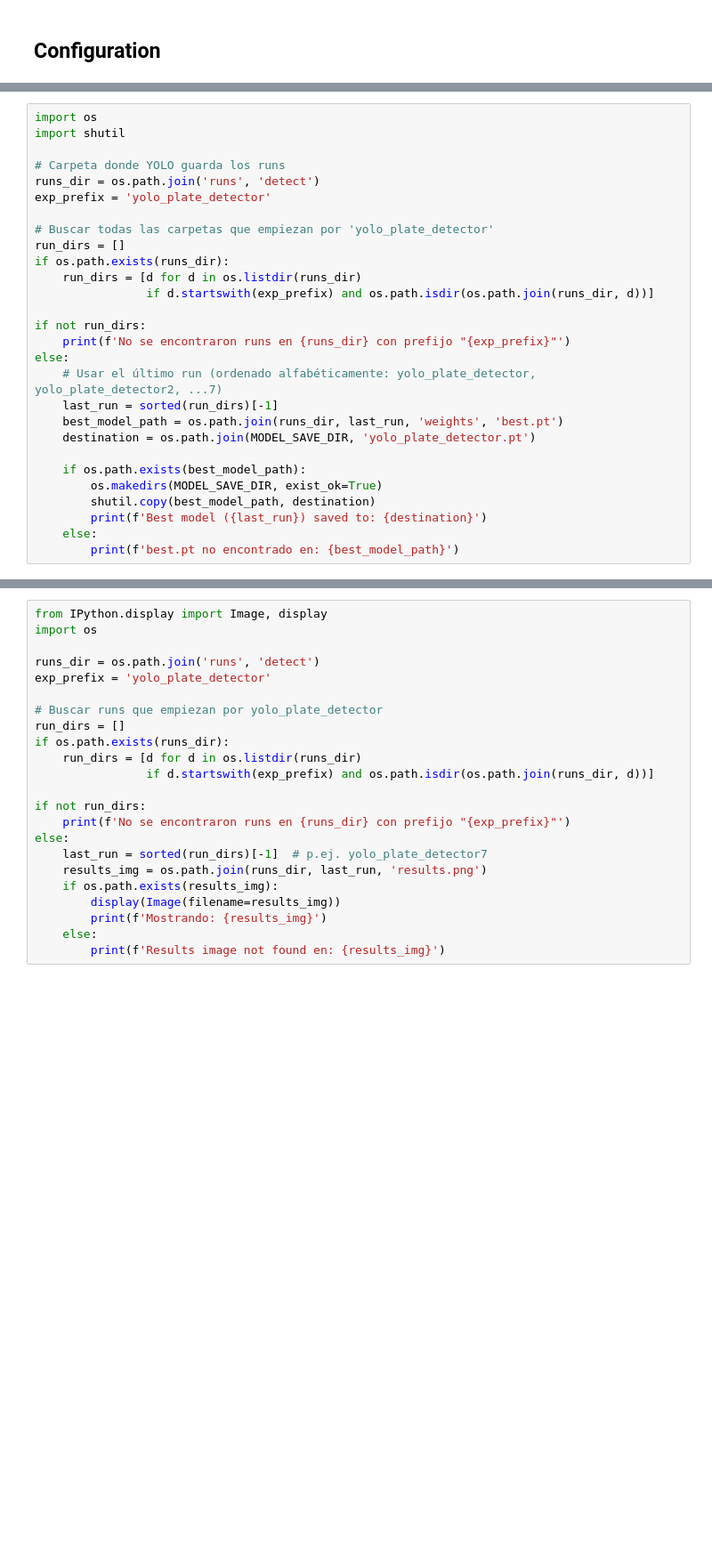
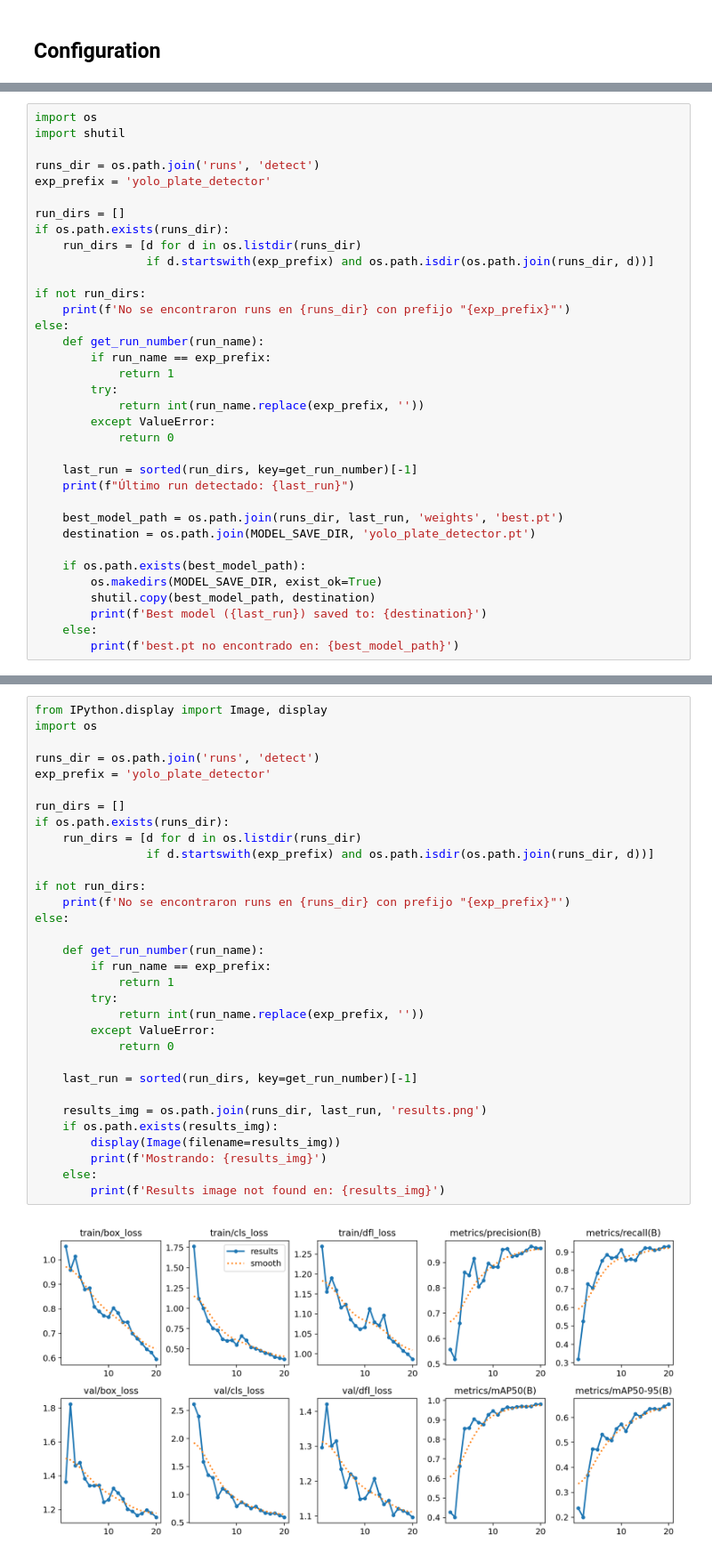
Before and after one commit to PacoAcun/Artificial_intelligence, a Jupyter notebook: ProyectoFinal/notebooks/03b_Train_YOLO_Detector.ipynb, the cells around one changed output, grey strips where cells are left out. Shown at 89% size. Drawn from its saved outputs; the diff is of its cells as text; blank space fills up the shorter version.

```diff
--- a/ProyectoFinal/notebooks/03b_Train_YOLO_Detector.ipynb
+++ b/ProyectoFinal/notebooks/03b_Train_YOLO_Detector.ipynb
@@ -153,11 +144,9 @@ Gráfica guardada en reports/images/yolo_metrics.png
 import os
 import shutil
 
-# Carpeta donde YOLO guarda los runs
 runs_dir = os.path.join('runs', 'detect')
 exp_prefix = 'yolo_plate_detector'
 
-# Buscar todas las carpetas que empiezan por 'yolo_plate_detector'
 run_dirs = []
 if os.path.exists(runs_dir):
     run_dirs = [d for d in os.listdir(runs_dir)
@@ -166,8 +155,17 @@ if os.path.exists(runs_dir):
 if not run_dirs:
     print(f'No se encontraron runs en {runs_dir} con prefijo "{exp_prefix}"')
 else:
-    # Usar el último run (ordenado alfabéticamente: yolo_plate_detector, yolo_plate_detector2, ...7)
-    last_run = sorted(run_dirs)[-1]
+    def get_run_number(run_name):
+        if run_name == exp_prefix:
+            return 1
+        try:
+            return int(run_name.replace(exp_prefix, ''))
+        except ValueError:
+            return 0
+
+    last_run = sorted(run_dirs, key=get_run_number)[-1]
+    print(f"Último run detectado: {last_run}")
+
     best_model_path = os.path.join(runs_dir, last_run, 'weights', 'best.pt')
     destination = os.path.join(MODEL_SAVE_DIR, 'yolo_plate_detector.pt')
 
@@ -239,24 +229,34 @@ Check `runs/detect/yolo_plate_detector/` for:
 # %%
 from IPython.display import Image, display
 import os
 
 runs_dir = os.path.join('runs', 'detect')
 exp_prefix = 'yolo_plate_detector'
 
-# Buscar runs que empiezan por yolo_plate_detector
 run_dirs = []
 if os.path.exists(runs_dir):
     run_dirs = [d for d in os.listdir(runs_dir)
                 if d.startswith(exp_prefix) and os.path.isdir(os.path.join(runs_dir, d))]
 
 if not run_dirs:
     print(f'No se encontraron runs en {runs_dir} con prefijo "{exp_prefix}"')
 else:
-    last_run = sorted(run_dirs)[-1]  # p.ej. yolo_plate_detector7
+
+    def get_run_number(run_name):
+        if run_name == exp_prefix:
+            return 1
+        try:
+            return int(run_name.replace(exp_prefix, ''))
+        except ValueError:
+            return 0
+
+    last_run = sorted(run_dirs, key=get_run_number)[-1]
+
     results_img = os.path.join(runs_dir, last_run, 'results.png')
     if os.path.exists(results_img):
         display(Image(filename=results_img))
         print(f'Mostrando: {results_img}')
     else:
         print(f'Results image not found en: {results_img}')
 # %% [output]
+[figure, added]
```
Also changed, not shown: parts of 20 cells of this notebook, 47 other files.
